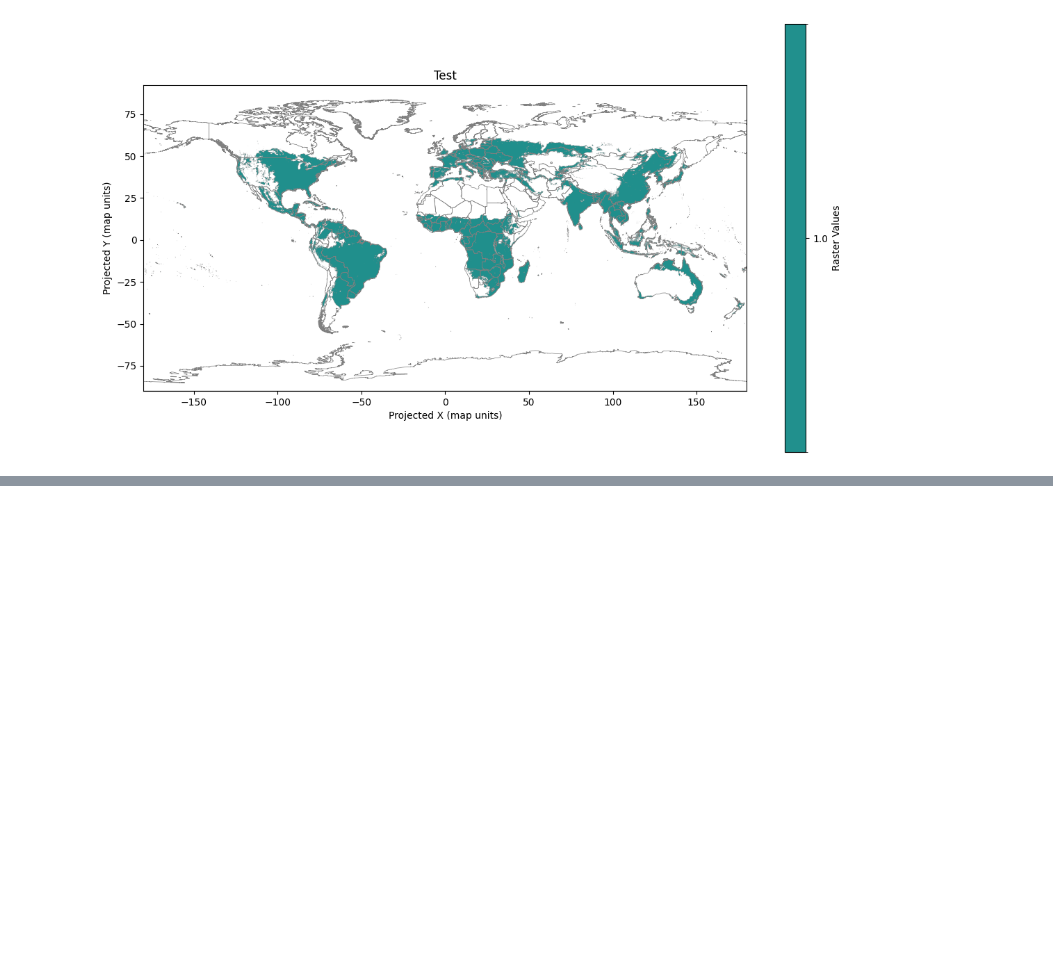
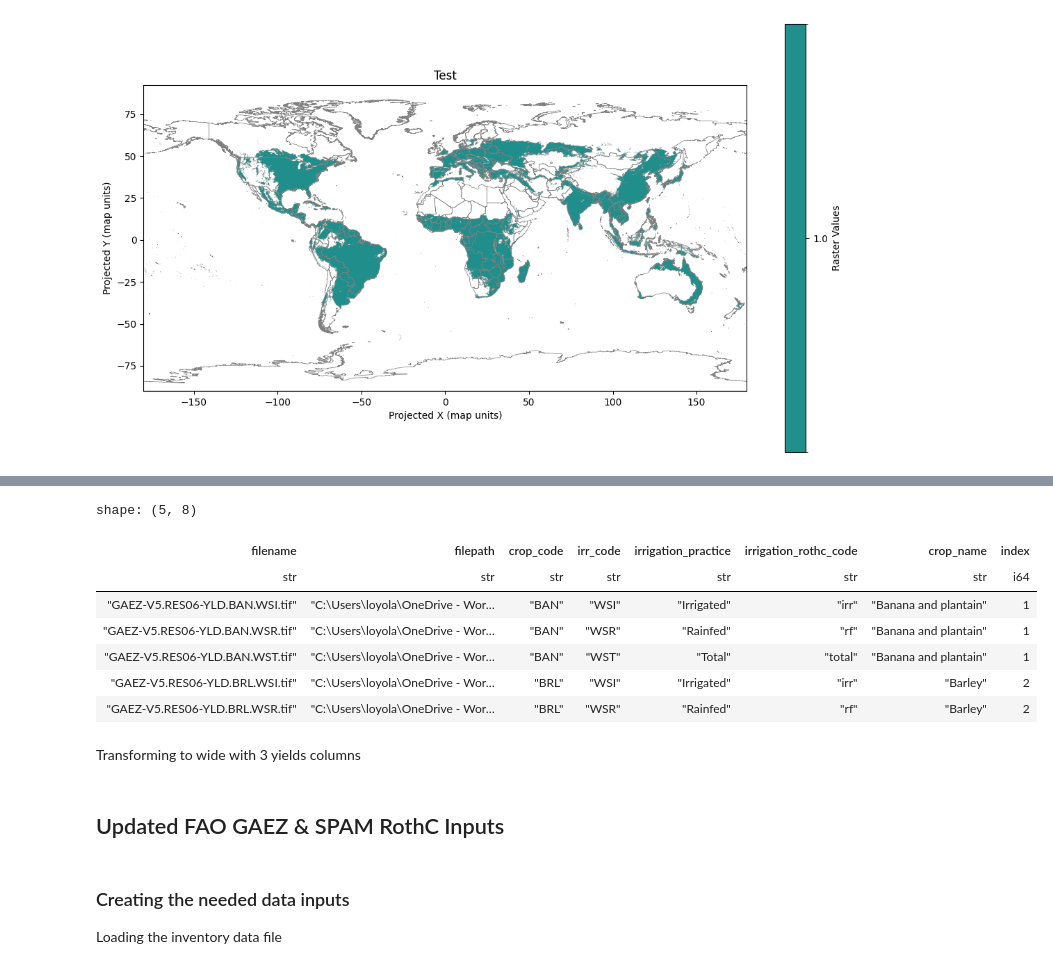
Before and after one commit to cloyolaangosto/SBTN_Test, a Jupyter notebook: documentation/SOC_Support/FAO_GAEZ_lu_yields.ipynb, the cells around one changed output, grey strips where cells are left out. Saved outputs shown, nothing was run; the diff lists cells and outputs as text; code cells hidden in the pictures; blank space fills up the shorter version.

Commit message:
modified modules to run new FAO GAEZ updated data

```diff
--- a/documentation/SOC_Support/FAO_GAEZ_lu_yields.ipynb
+++ b/documentation/SOC_Support/FAO_GAEZ_lu_yields.ipynb
@@ -317,0 +374,2 @@ Raster has 1 unique values. Min: 1.00. Max: 1.00
+# %%
+ylds_crops_index = pl.read_excel(data_path("crops", "FAO_GAEZ", "YIELDS", "yields_crops_name_index.xlsx")).sort(by = "crop_code")
@@ -317,0 +393,47 @@ Raster has 1 unique values. Min: 1.00. Max: 1.00
+# %%
+output_rows = []
+folder_path = data_path("crops", "FAO_GAEZ", "YIELDS")
+
+for file in os.listdir(folder_path):
+    if not file.lower().endswith(".tif"):  # skip not tif files
+        continue
+
+    filename = Path(file).stem  # dropping file extension
+    file_path = str(folder_path / Path(file))
+    parts = filename.split(".") # splitting based on "."
+    if len(parts) < 2:
+            continue
+
+    crop_code = parts[-2].strip().upper()
+    irr_code = parts[-1].strip().upper()
+
+    output_rows.append({
+        "filename": file,
+        "filepath": file_path,
+        "crop_code": crop_code,
+        "irr_code": irr_code,
+        "irrigation_practice": IRR_YLDS_LOOKUP.get(irr_code),
+        "irrigation_rothc_code": IRR_CODE_YLDS_LOOKUP.get(irr_code),
+    })
+
+df_ylds = pl.DataFrame(output_rows)
+
+# Attach crop names
+df_ylds = df_ylds.join(
+     other=ylds_crops_index,
+     on="crop_code",
+     how="left"
+)
+# %%
+df_ylds.head()
+# %% [output]
+shape: (5, 8)
+| filename | filepath | crop_code | irr_code | irrigation_practice | irrigation_rothc_code | crop_name | index |
+| str | str | str | str | str | str | str | i64 |
+| "GAEZ-V5.RES06-YLD.BAN.WSI.tif" | "C:\Users\loyola\OneDrive - Wor… | "BAN" | "WSI" | "Irrigated" | "irr" | "Banana and plantain" | 1 |
+| "GAEZ-V5.RES06-YLD.BAN.WSR.tif" | "C:\Users\loyola\OneDrive - Wor… | "BAN" | "WSR" | "Rainfed" | "rf" | "Banana and plantain" | 1 |
+| "GAEZ-V5.RES06-YLD.BAN.WST.tif" | "C:\Users\loyola\OneDrive - Wor… | "BAN" | "WST" | "Total" | "total" | "Banana and plantain" | 1 |
+| "GAEZ-V5.RES06-YLD.BRL.WSI.tif" | "C:\Users\loyola\OneDrive - Wor… | "BRL" | "WSI" | "Irrigated" | "irr" | "Barley" | 2 |
+| "GAEZ-V5.RES06-YLD.BRL.WSR.tif" | "C:\Users\loyola\OneDrive - Wor… | "BRL" | "WSR" | "Rainfed" | "rf" | "Barley" | 2 |
+# %% [markdown]
+Transforming to wide with 3 yields columns
@@ -317,0 +449,6 @@ Raster has 1 unique values. Min: 1.00. Max: 1.00
+# %% [markdown]
+## Updated FAO GAEZ & SPAM RothC Inputs
+# %% [markdown]
+### Creating the needed data inputs
+
+Loading the inventory data file
```
Also changed, not shown: parts of 31 cells of this notebook, 10 other files.
